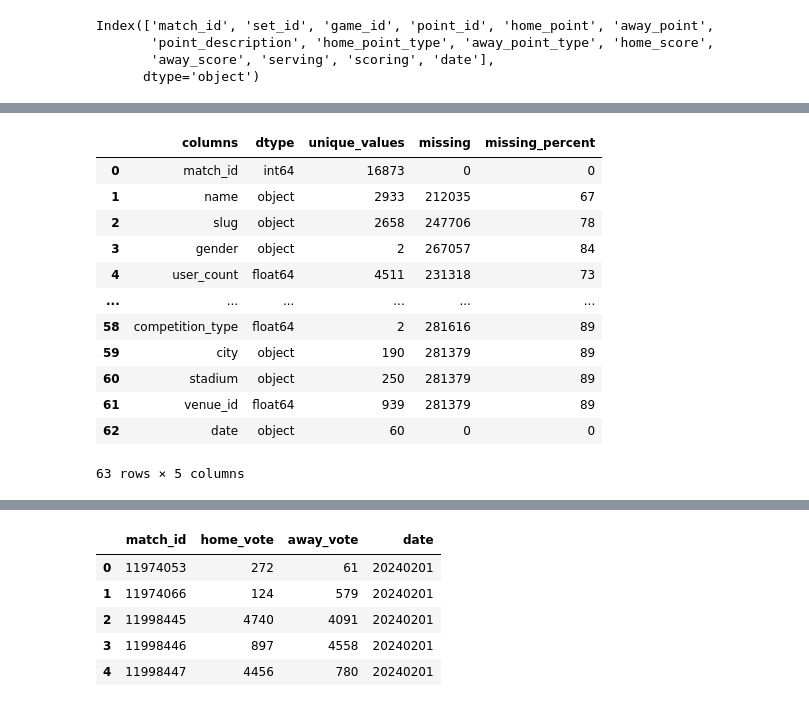
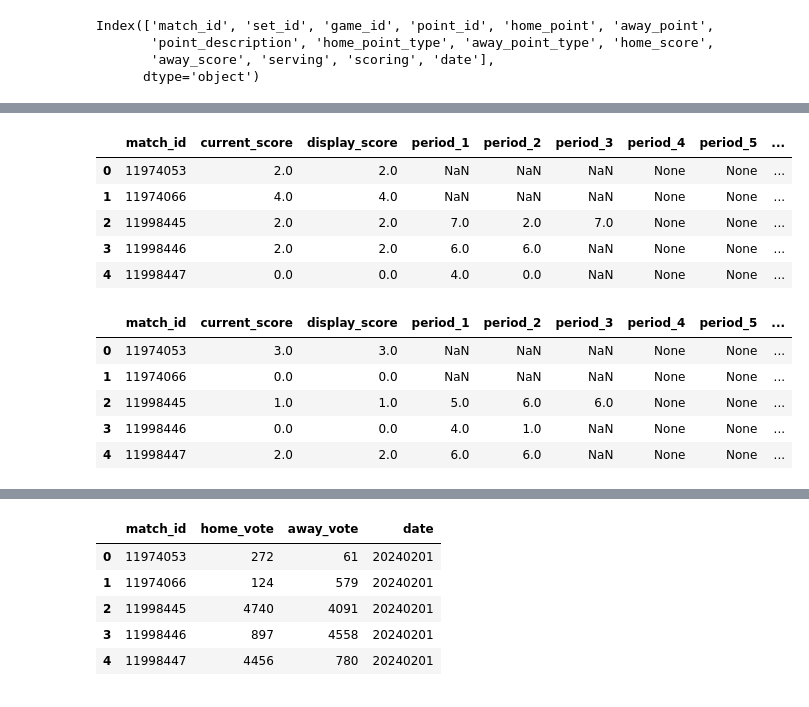
Before and after one commit to saba-ghorashi/tennis-analysis, a Jupyter notebook: understand_structure.ipynb, the cells around one changed output, grey strips where cells are left out. Saved outputs shown, nothing was run; the diff lists cells and outputs as text; code cells hidden in the pictures.

```diff
--- a/understand_structure.ipynb
+++ b/understand_structure.ipynb
@@ -214,20 +103,18 @@ The next step is to examine multiple rows belonging to the same `match_id` to un
-# %%
-summary=[]
-for col in match.columns:
-    summary.append([col,match[col].dtypes,match[col].nunique(),match[col].isna().sum(),round(match[col].isna().mean()*100.2)])
-summary =pd.DataFrame(summary,columns=["columns","dtype","unique_values","missing","missing_percent"])
-summary
-# %% [output]
-|  | columns | dtype | unique_values | missing | missing_percent |
-| 0 | match_id | int64 | 16873 | 0 | 0 |
-| 1 | name | object | 2933 | 212035 | 67 |
-| 2 | slug | object | 2658 | 247706 | 78 |
-| 3 | gender | object | 2 | 267057 | 84 |
-| 4 | user_count | float64 | 4511 | 231318 | 73 |
-| ... | ... | ... | ... | ... | ... |
-| 58 | competition_type | float64 | 2 | 281616 | 89 |
-| 59 | city | object | 190 | 281379 | 89 |
-| 60 | stadium | object | 250 | 281379 | 89 |
-| 61 | venue_id | float64 | 939 | 281379 | 89 |
-| 62 | date | object | 60 | 0 | 0 |
-63 rows × 5 columns
+# %%
+MatchAwayScoreInfo.head()
+# %% [output]
+|  | match_id | current_score | display_score | period_1 | period_2 | period_3 | period_4 | period_5 | ... |
+| 0 | 11974053 | 2.0 | 2.0 | NaN | NaN | NaN | None | None | ... |
+| 1 | 11974066 | 4.0 | 4.0 | NaN | NaN | NaN | None | None | ... |
+| 2 | 11998445 | 2.0 | 2.0 | 7.0 | 2.0 | 7.0 | None | None | ... |
+| 3 | 11998446 | 2.0 | 2.0 | 6.0 | 6.0 | NaN | None | None | ... |
+| 4 | 11998447 | 0.0 | 0.0 | 4.0 | 0.0 | NaN | None | None | ... |
+# %%
+MatchHomeScoreInfo.head()
+# %% [output]
+|  | match_id | current_score | display_score | period_1 | period_2 | period_3 | period_4 | period_5 | ... |
+| 0 | 11974053 | 3.0 | 3.0 | NaN | NaN | NaN | None | None | ... |
+| 1 | 11974066 | 0.0 | 0.0 | NaN | NaN | NaN | None | None | ... |
+| 2 | 11998445 | 1.0 | 1.0 | 5.0 | 6.0 | 6.0 | None | None | ... |
+| 3 | 11998446 | 0.0 | 0.0 | 4.0 | 1.0 | NaN | None | None | ... |
+| 4 | 11998447 | 2.0 | 2.0 | 6.0 | 6.0 | NaN | None | None | ... |
```
Also changed, not shown: parts of 39 cells of this notebook.
